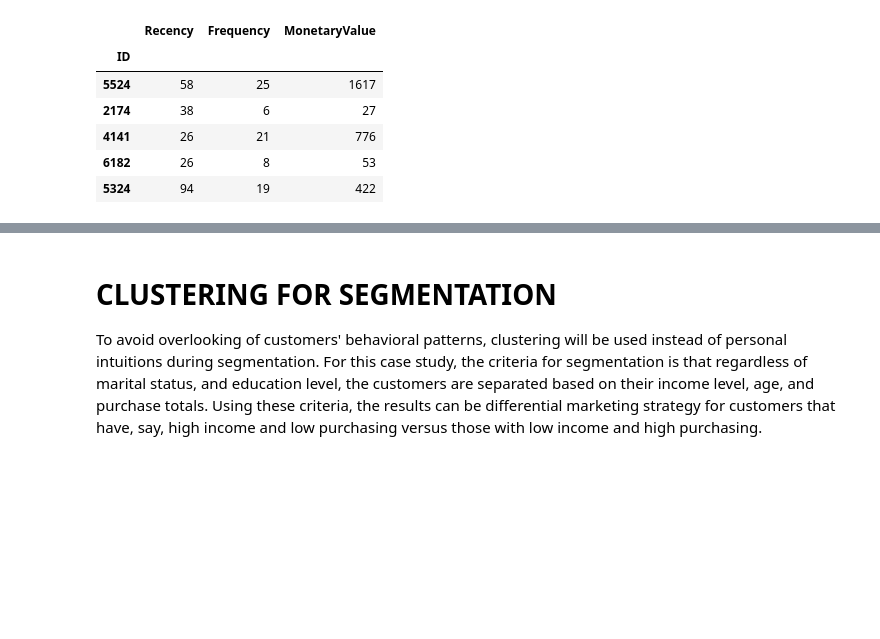
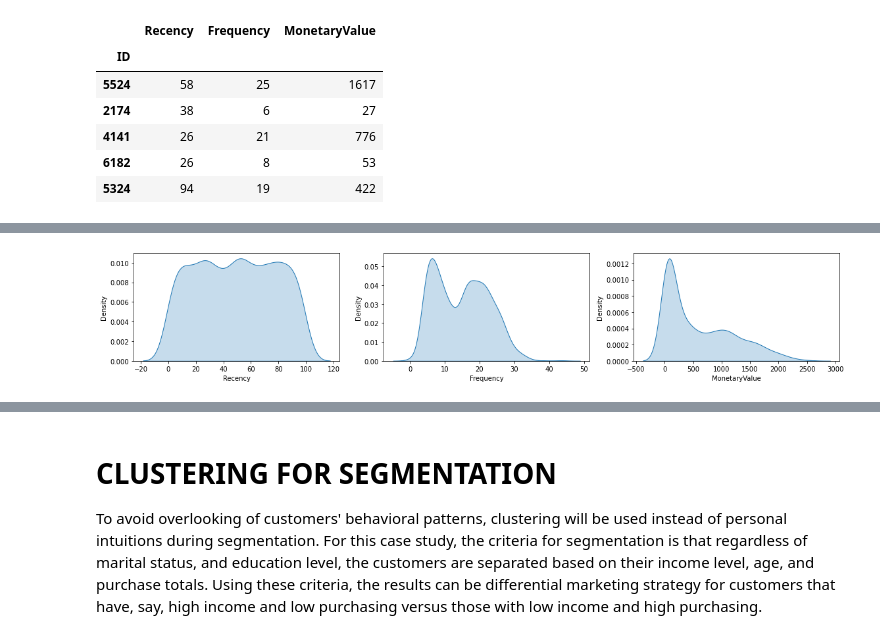
Before and after one commit to Demiga-g/iFood-Marketing-Analysis, a Jupyter notebook: iFood Marketing Analysis.ipynb, the cells around one changed output, grey strips where cells are left out. Drawn from its saved outputs; the diff is of its cells as text; code cells hidden in the pictures; blank space fills up the shorter version.

Commit message:
Prepared the data for RFM segmentation

```diff
--- a/iFood Marketing Analysis.ipynb
+++ b/iFood Marketing Analysis.ipynb
@@ -434,0 +443,8 @@ rfm_data.head()
+# %%
+fig, ax = plt.subplots(1, 3, figsize=(16, 3))
+
+for i, var in enumerate(rfm_data.columns):
+        sns.kdeplot(x=var,ax=ax[i], data=rfm_data, fill=True)
+plt.tight_layout()
+# %% [output]
+[figure, added]
```
Also changed, not shown: parts of 20 cells of this notebook.
